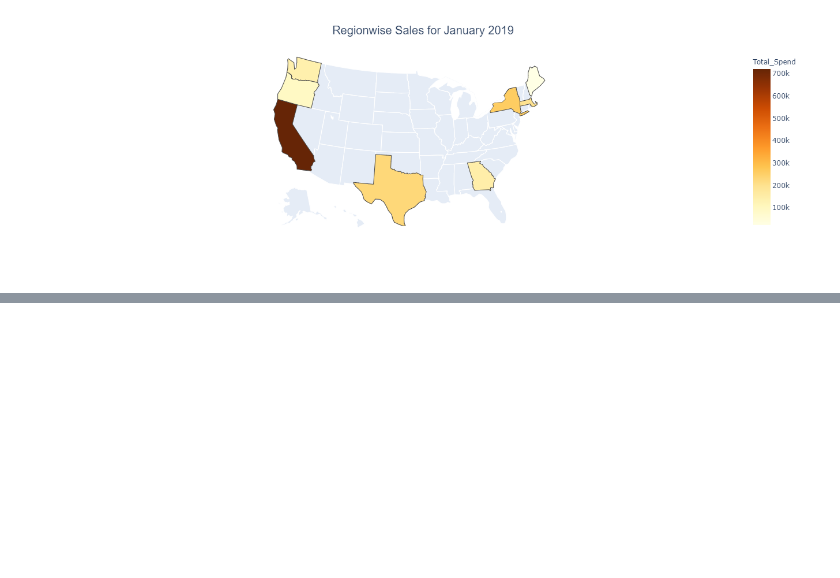
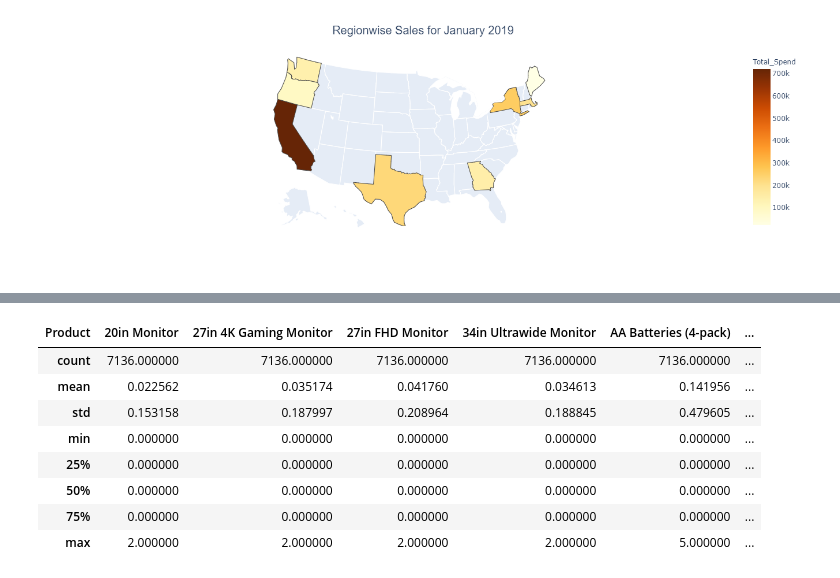
Before and after one commit to Abhijith-Nagarajan/Machine-Learning-Training, a Jupyter notebook: amazon-sales-data-analysis.ipynb, the cells around one changed output, grey strips where cells are left out. Drawn from its saved outputs; the diff is of its cells as text; code cells hidden in the pictures; blank space fills up the shorter version.

```diff
--- a/amazon-sales-data-analysis.ipynb
+++ b/amazon-sales-data-analysis.ipynb
@@ -235,0 +259,12 @@ fig.update_layout(title_text = 'Regionwise Sales for January 2019', title_font_f
+# %%
+multiple_purchases_df.describe()
+# %% [output]
+| Product | 20in Monitor | 27in 4K Gaming Monitor | 27in FHD Monitor | 34in Ultrawide Monitor | AA Batteries (4-pack) | ... |
+| count | 7136.000000 | 7136.000000 | 7136.000000 | 7136.000000 | 7136.000000 | ... |
+| mean | 0.022562 | 0.035174 | 0.041760 | 0.034613 | 0.141956 | ... |
+| std | 0.153158 | 0.187997 | 0.208964 | 0.188845 | 0.479605 | ... |
+| min | 0.000000 | 0.000000 | 0.000000 | 0.000000 | 0.000000 | ... |
+| 25% | 0.000000 | 0.000000 | 0.000000 | 0.000000 | 0.000000 | ... |
+| 50% | 0.000000 | 0.000000 | 0.000000 | 0.000000 | 0.000000 | ... |
+| 75% | 0.000000 | 0.000000 | 0.000000 | 0.000000 | 0.000000 | ... |
+| max | 2.000000 | 2.000000 | 2.000000 | 2.000000 | 5.000000 | ... |
```
Also changed, not shown: parts of 11 cells of this notebook.
